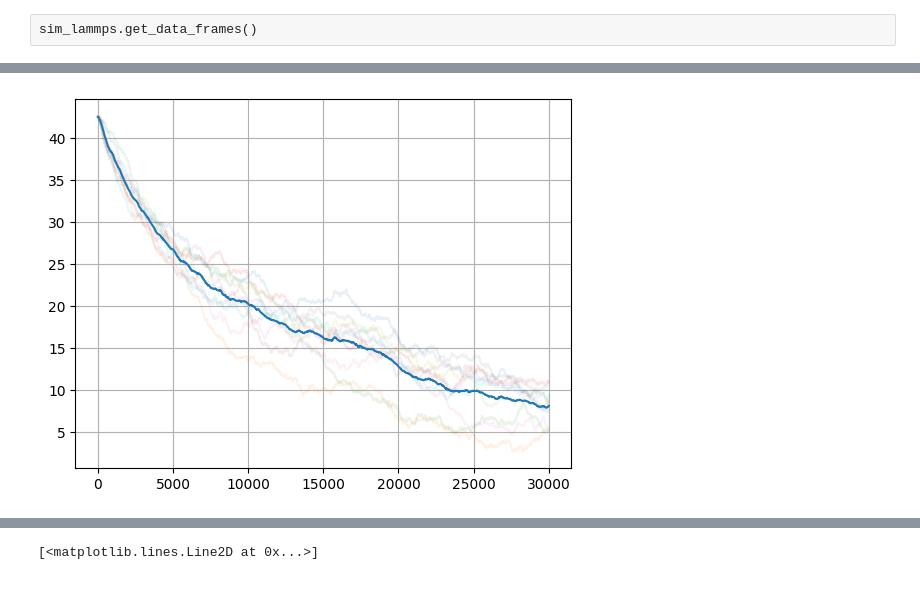
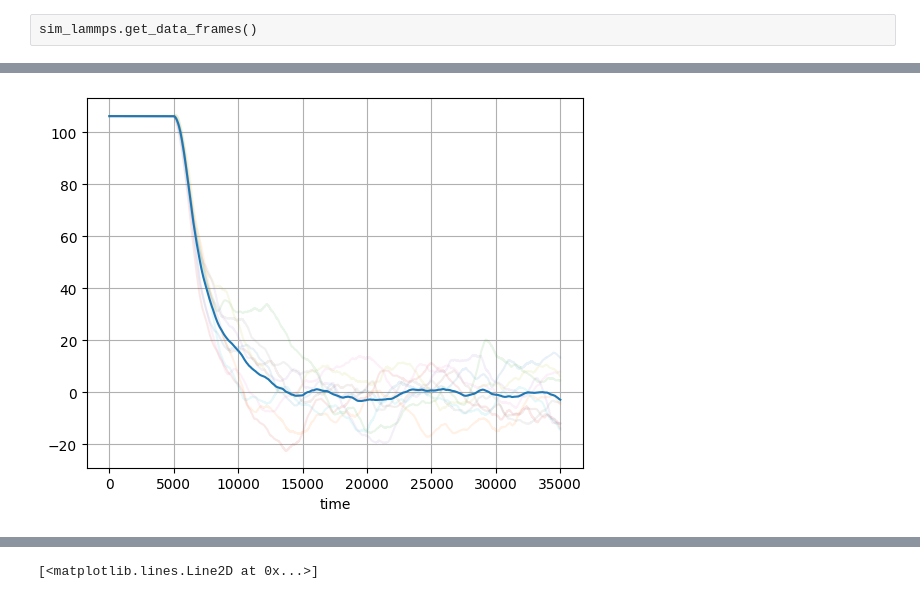
Before and after one commit to ashmat98/LJ-magnetic, a Jupyter notebook: Simulate LAMMPS.ipynb, the cells around one changed output, grey strips where cells are left out. Drawn from its saved outputs; the diff is of its cells as text; code cells hidden in the pictures.

```diff
--- a/Simulate LAMMPS.ipynb
+++ b/Simulate LAMMPS.ipynb
@@ -17,20 +17,20 @@ from utils.utils import beep
 from utils.runners import multirunner
 
 
-scale=1
+scale=2.5
 params_model = {
     "group_name" : "eER 3.1",
     "cls": "SimulatorLennardLammps",
     "R" : 1.0*scale,
     "Rz" : 0.25*scale,
     "Bz" : 0,
-    "eccentricity": 0.05,
+    "eccentricity": 0.06,
     "sigma":0.05,
     "epsilon":0.1,
 }
 params_init = {
     "energy": 1,
-    "sigma_grid":0.4,
+    "sigma_grid":1,
     "position_random_shift_percentage": 0.0/100,
     "angular_momentum_factor" : 0.95,
     # "angular_momentum" : 0,
@@ -38,7 +38,10 @@ params_init = {
     "zero_momentum": False,
 }
 params_simulation = {
+    "warmup":5000,
     "iteration_time" : 30000,
     "dt" : 1e-3,
     "record_interval" : 1e-1,
+    "particle_properties":False,
+    "total_properties": True
 }
@@ -74,7 +87,7 @@ for epsilon in np.logspace(-2, 0, n_):
     params.append( (params_model.copy(), params_init.copy(), params_simulation.copy()) )
 # %%
 def callback(sim):
-    return (sim.get_data_frames(), sim.get_history())
+    return pd.DataFrame(sim.get_history()).set_index("time")
 # %%
 res = multirunner(params,
             callback=callback
@@ -108,11 +206,11 @@ logger = logging.getLogger("telegram")
 
 logger.info("gamma_estimate analyse autocorr grid done!")
 # %%
-df = pd.DataFrame([(x["L"]).sum(axis=1) for x,_ in res]).T
+df = pd.DataFrame([x["total/L"] for x in res]).T
 df.loc[:].plot(alpha=0.1)
 df.loc[:].mean(axis=1).plot()
 plt.gca().get_legend().remove()
 ax = plt.gca()
 plt.grid()
 # %% [output]
-[figure, old version]
+[figure, new version]
```
Also changed, not shown: parts of 8 cells of this notebook, 5 other files.
